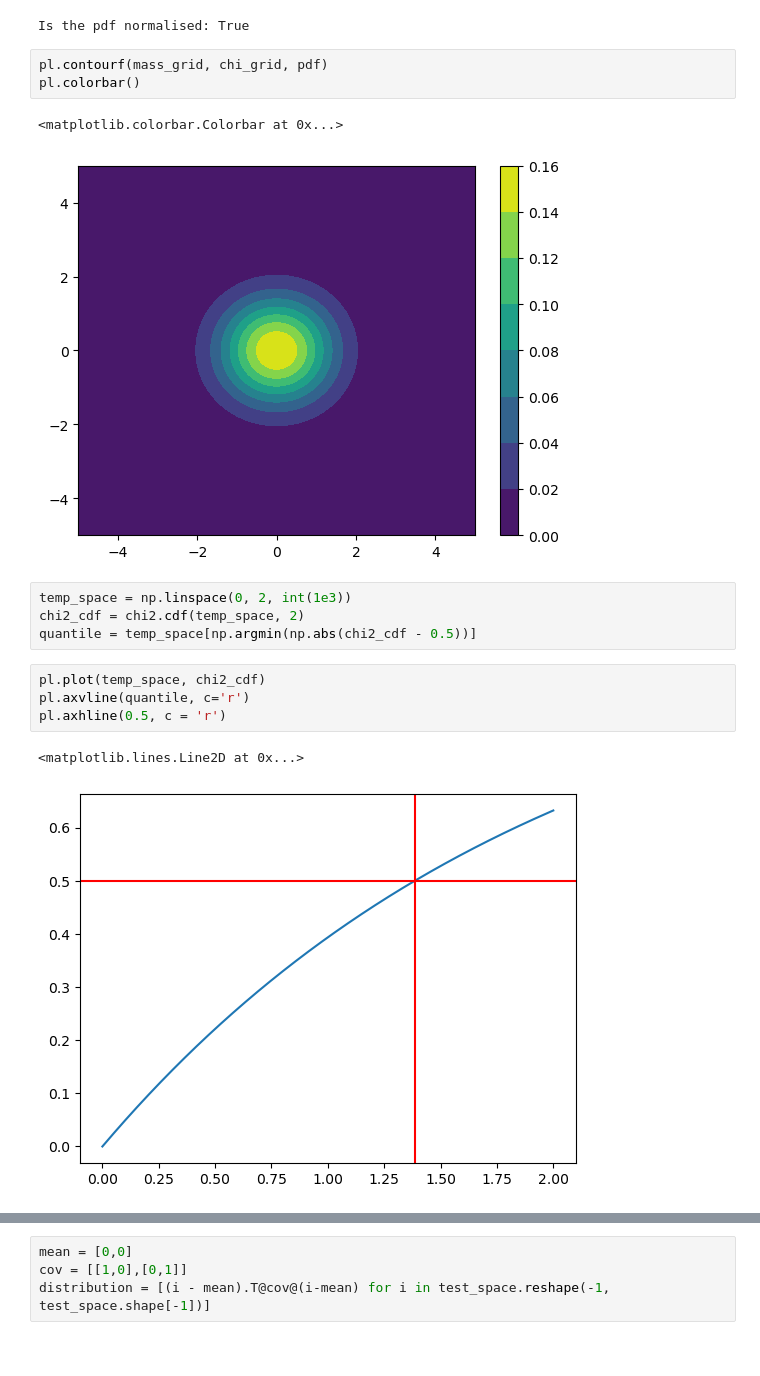
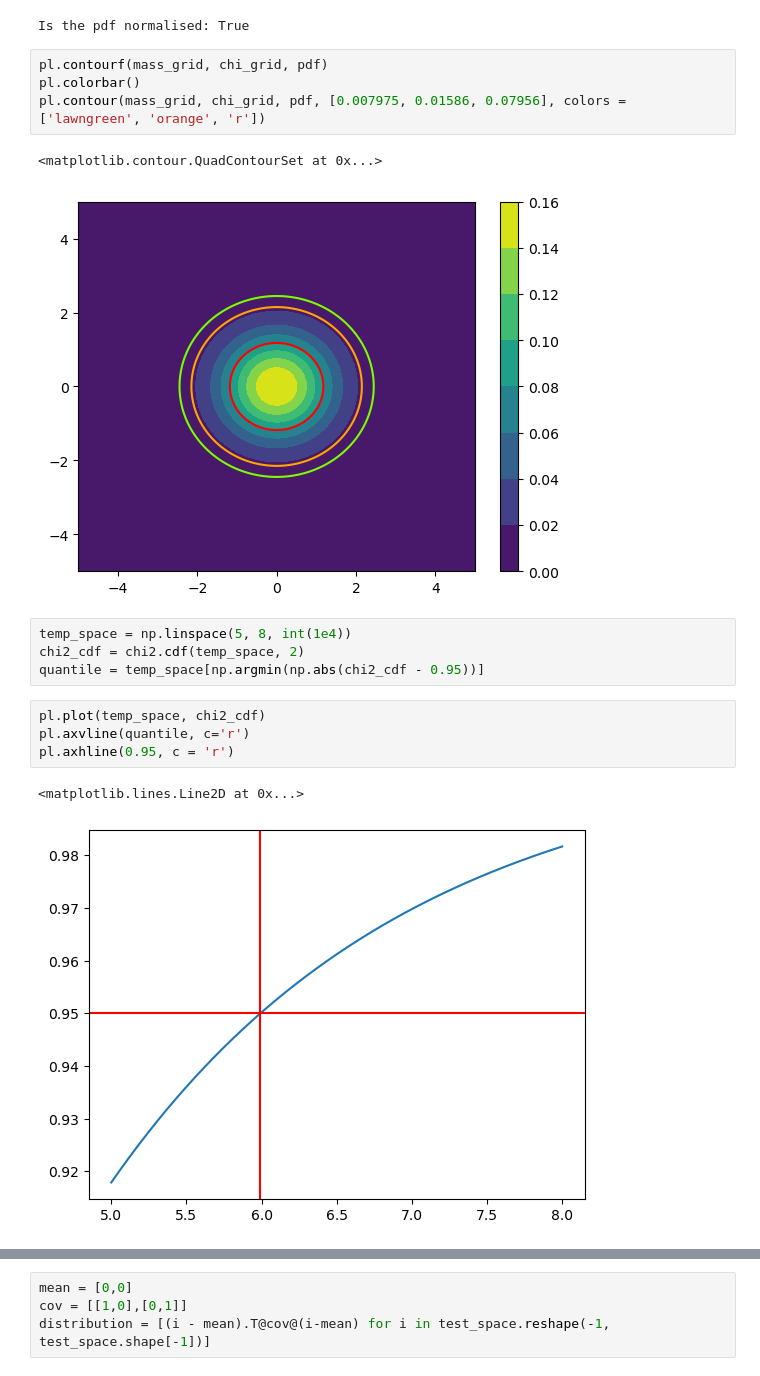
Before and after one commit to Lu-Neil/qnm_filter, a Jupyter notebook: code_demo/Credible region verification.ipynb, the cells around one changed output, grey strips where cells are left out. Saved outputs shown, nothing was run; the diff lists cells and outputs as text.

```diff
--- a/code_demo/Credible region verification.ipynb
+++ b/code_demo/Credible region verification.ipynb
@@ -29,18 +24,19 @@ Is the pdf normalised: True
 # %%
 pl.contourf(mass_grid, chi_grid, pdf)
 pl.colorbar()
+pl.contour(mass_grid, chi_grid, pdf, [0.007975, 0.01586, 0.07956], colors = ['lawngreen', 'orange', 'r'])
 # %% [output]
-<matplotlib.colorbar.Colorbar at 0x...>
+<matplotlib.contour.QuadContourSet at 0x...>
-[figure, old version]
+[figure, new version]
 # %%
-temp_space = np.linspace(0, 2, int(1e3))
+temp_space = np.linspace(5, 8, int(1e4))
 chi2_cdf = chi2.cdf(temp_space, 2)
-quantile = temp_space[np.argmin(np.abs(chi2_cdf - 0.5))]
+quantile = temp_space[np.argmin(np.abs(chi2_cdf - 0.95))]
 # %%
 pl.plot(temp_space, chi2_cdf)
 pl.axvline(quantile, c='r')
-pl.axhline(0.5, c = 'r')
+pl.axhline(0.95, c = 'r')
 # %% [output]
 <matplotlib.lines.Line2D at 0x...>
-[figure, old version]
+[figure, new version]
 # %%
```
Also changed, not shown: parts of 9 cells of this notebook.
